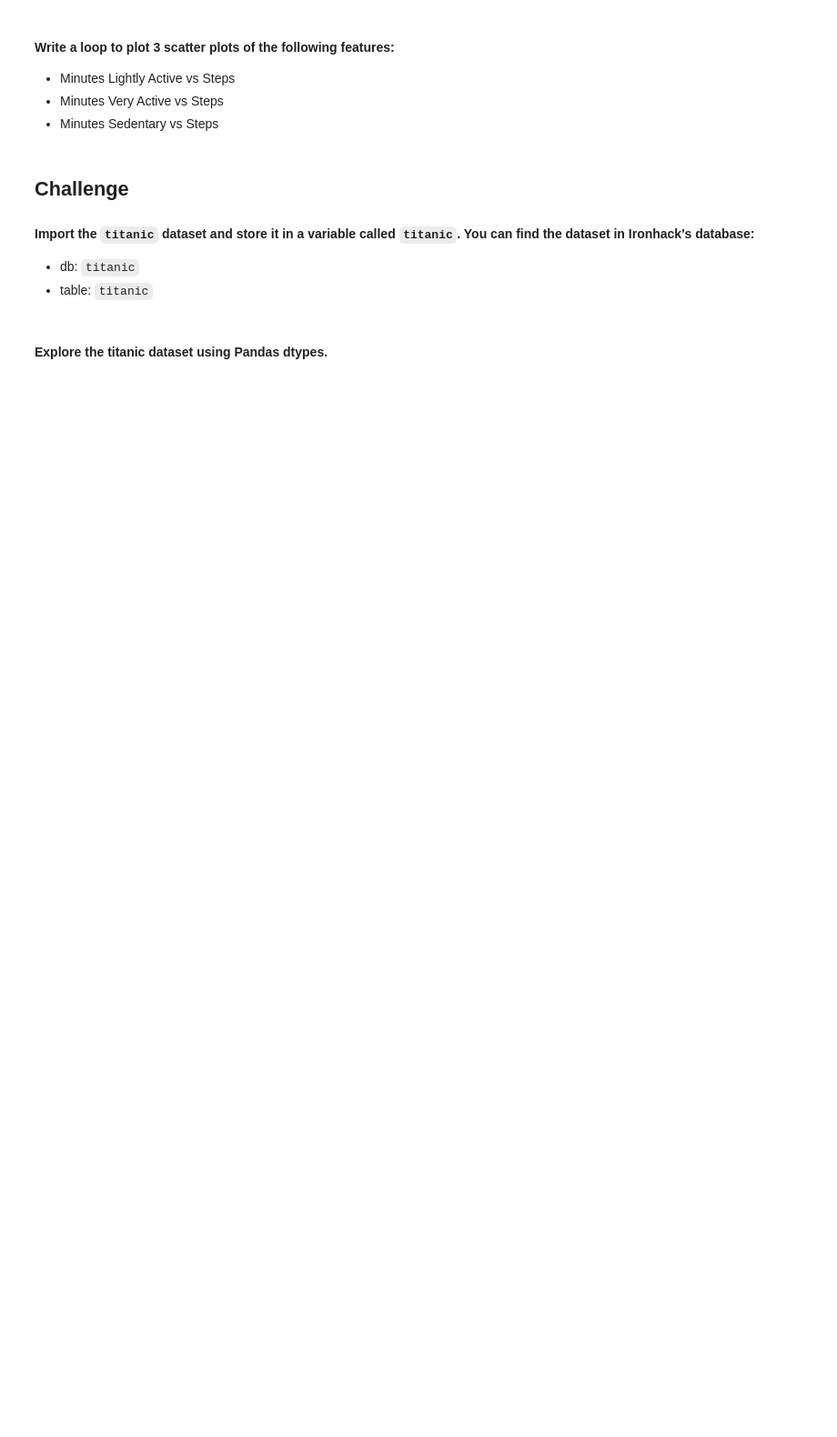
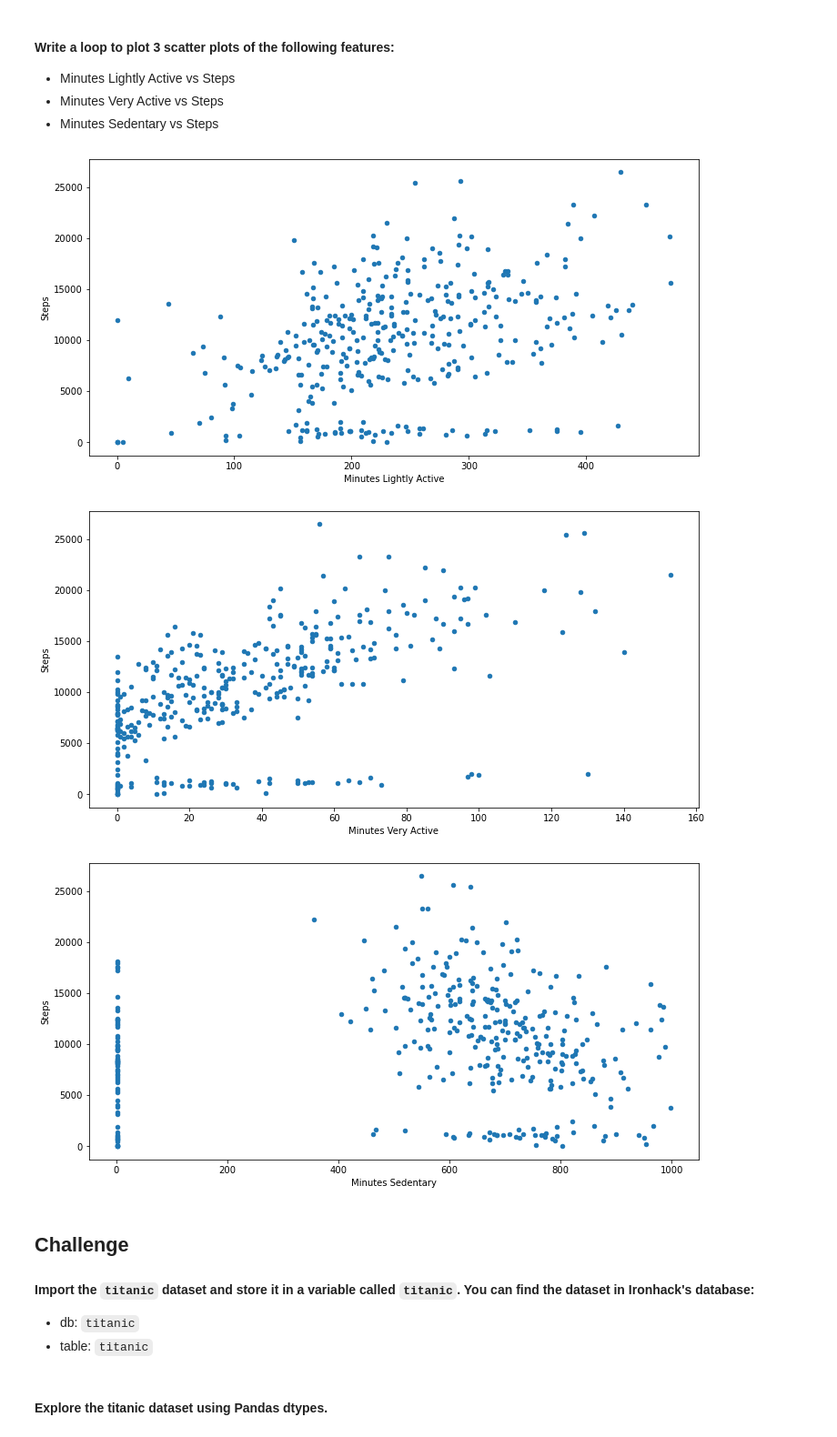
Before and after one commit to Ironhack-Data-Madrid-Mayo-2022/5.2-lab-matplotlib-seaborn, a Jupyter notebook: your-code/main.ipynb, the cells around one changed output. Shown at 91% size. Cells and saved outputs as stored; diff of their text form; code cells hidden in the pictures; blank space fills up the shorter version.

```diff
--- a/your-code/main.ipynb
+++ b/your-code/main.ipynb
@@ -42,3 +68,11 @@ How the average number of steps change by month. Use the appropriate visualizati
+# %%
+# your code here
+for i in ['Minutes Lightly Active', 'Minutes Very Active', 'Minutes Sedentary' ]:
+        fitbit.plot.scatter(i, 'Steps')
+# %% [output]
+[figure, added]
+[figure, added]
+[figure, added]
 # %% [markdown]
 ## Challenge
 
```
Also changed, not shown: parts of 39 cells of this notebook, 1 other file.
